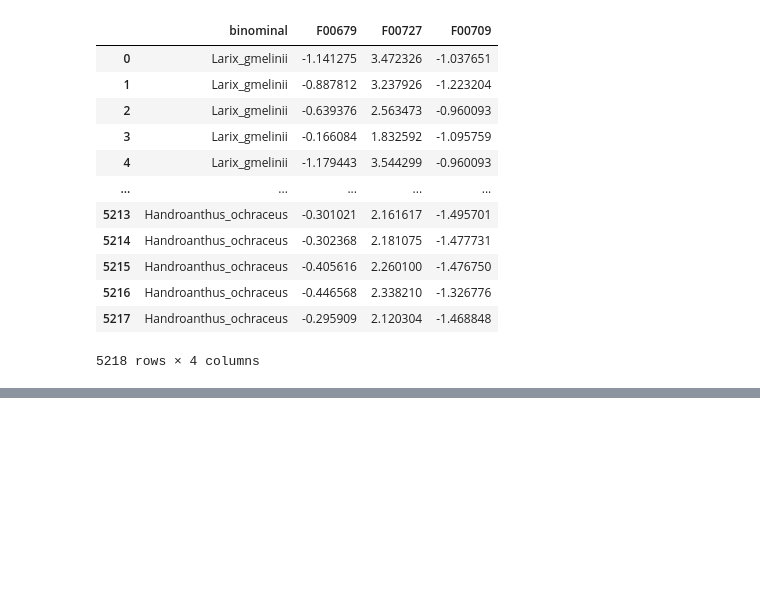
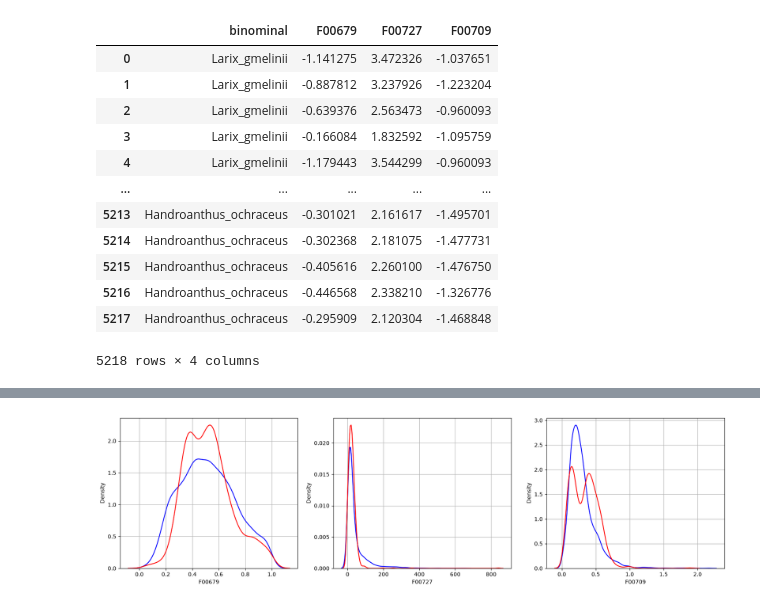
Before and after one commit to anoban/phd, a Jupyter notebook: notebooks/chapter_02/wrangling.ipynb, the cells around one changed output, grey strips where cells are left out. Cells and saved outputs as stored; diff of their text form; code cells hidden in the pictures; blank space fills up the shorter version.

Commit message:
modified:   installed.packages.csv 	modified:   notebooks/chapter_02/wrangling.ipynb 	modified:   requirements.txt

```diff
--- a/notebooks/chapter_02/wrangling.ipynb
+++ b/notebooks/chapter_02/wrangling.ipynb
@@ -2651,0 +2657,4 @@ allrecords.to_csv(r"../../data/chapter2/paper/all.csv", index = False)
+# %%
+raw_records = pd.read_csv(r"../../data/chapter2/FRED/subsets/continuous_raw.csv")
+raw_records.loc[:, CHOSEN_ROOT_TRAITS] = np.log(raw_records.loc[:, CHOSEN_ROOT_TRAITS]) # the Stan modles were fitted on log scale so, logging the traits
+raw_records.head()
@@ -2651,0 +2727,22 @@ allrecords.to_csv(r"../../data/chapter2/paper/all.csv", index = False)
+# %%
+fig, (axes_rd, axes_srl, axes_rtd) = plt.subplots(ncols=3, sharex=False, sharey=False)
+fig.set_size_inches(20, 5)
+
+sns.kdeplot(raw_records.query(r"not binominal.isin(@PROBLEMATIC_LOGO_SPECIES)").F00679, ax=axes_rd, color="blue")
+sns.kdeplot(raw_records.query(r"binominal.isin(@PROBLEMATIC_LOGO_SPECIES)").F00679, ax=axes_rd, color="red")
+axes_rd.grid()
+axes_rd.set_axisbelow(True)
+
+sns.kdeplot(raw_records.query(r"not binominal.isin(@PROBLEMATIC_LOGO_SPECIES)").F00727, ax=axes_srl, color="blue")
+sns.kdeplot(raw_records.query(r"binominal.isin(@PROBLEMATIC_LOGO_SPECIES)").F00727, ax=axes_srl, color="red")
+axes_srl.grid()
+axes_srl.set_axisbelow(True)
+
+sns.kdeplot(raw_records.query(r"not binominal.isin(@PROBLEMATIC_LOGO_SPECIES)").F00709, ax=axes_rtd, color="blue")
+sns.kdeplot(raw_records.query(r"binominal.isin(@PROBLEMATIC_LOGO_SPECIES)").F00709, ax=axes_rtd, color="red")
+axes_rtd.grid()
+axes_rtd.set_axisbelow(True)
+
+plt.show()
+# %% [output]
+[figure, added]
```
Also changed, not shown: parts of 10 cells of this notebook, 2 other files.
